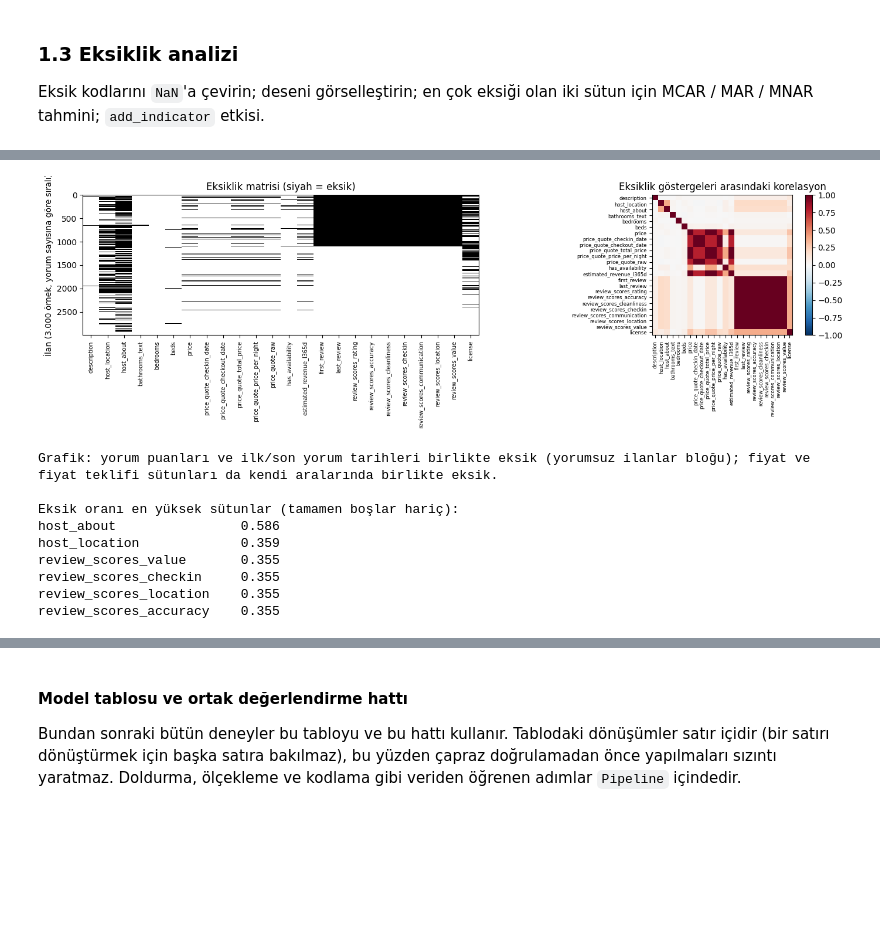
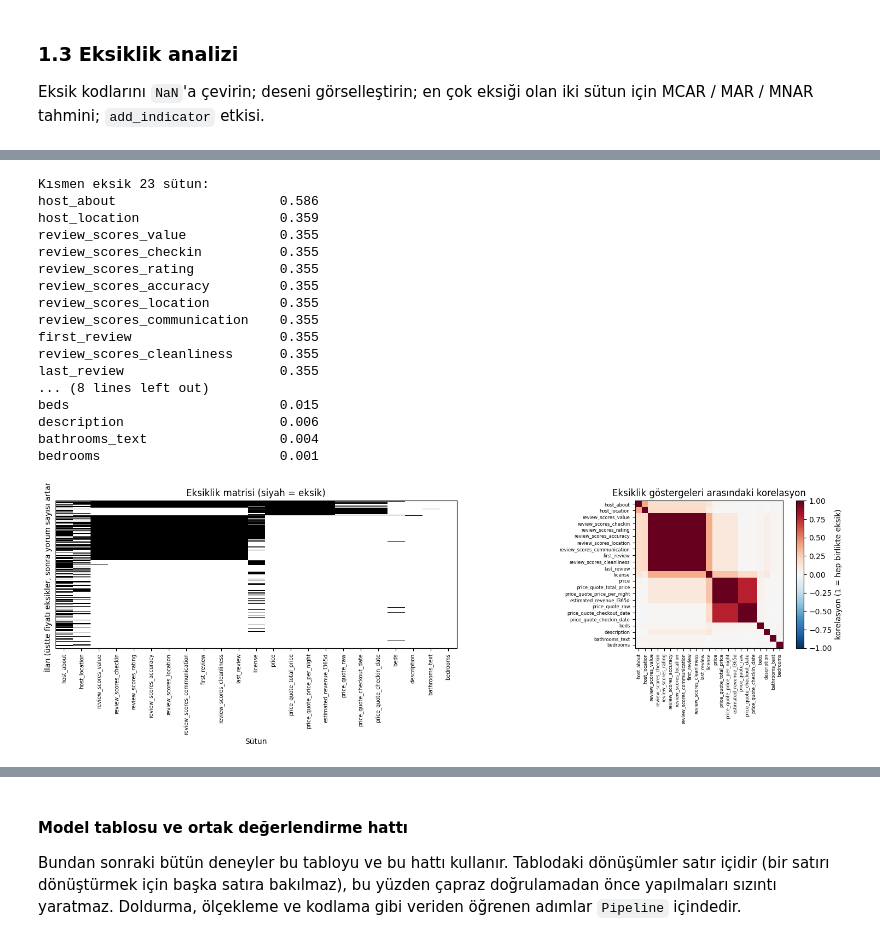
Before and after one commit to kubragiritkopuz/MachineLearningCourseDokuments, a Jupyter notebook: BIL545_Proje1_20261007.ipynb, the cells around one changed output, grey strips where cells are left out. Cells and saved outputs as stored; diff of their text form; code cells hidden in the pictures; blank space fills up the shorter version.

```diff
--- a/BIL545_Proje1_20261007.ipynb
+++ b/BIL545_Proje1_20261007.ipynb
@@ -470,29 +606,60 @@ source             0.608  0.000
 # %%
-# Eksiklik deseni (tamamen boş sütunlar hariç)
-kismi = df_ham.columns[(df.reindex(columns=df_ham.columns).isna().mean() > 0) & (df.reindex(columns=df_ham.columns).isna().mean() < 1)]
-orneklem = df.sample(3000, random_state=SEED).sort_values("number_of_reviews")
-fig, ax = plt.subplots(1, 2, figsize=(14, 4.5), gridspec_kw={"width_ratios": [1.6, 1]})
-ax[0].imshow(orneklem[kismi].isna().values, aspect="auto", interpolation="nearest", cmap="Greys")
+# ---- 1.3 (b) Eksiklik deseni: hangi sütunlar, hangi ilanlarda birlikte eksik?
+eksik_oran = df[df_ham.columns].isna().mean()
+kismi = eksik_oran[(eksik_oran > 0) & (eksik_oran < 1)].sort_values(ascending=False).index   # tamamen boş/dolu olanlar desen göstermez
+print(f"Kısmen eksik {len(kismi)} sütun:"); print(eksik_oran[kismi].round(3).to_string())
+
+# Satırları anlamlı bir sıraya diziyoruz: önce fiyatı eksik olanlar, sonra yorum sayısı artan.
+# Böylece "birlikte eksik olan" sütunlar bloklar hâlinde görünür.
+sirali = (df.assign(_fiyat_yok=df["fiyat"].isna())
+            .sort_values(["_fiyat_yok", "number_of_reviews"], ascending=[False, True]))
+ornek = sirali.iloc[::10]                                   # her 10 ilandan biri (~2.700 satır), okunaklı olsun
+
+fig, ax = plt.subplots(1, 2, figsize=(15, 5), gridspec_kw={"width_ratios": [1.5, 1]})
+ax[0].imshow(ornek[kismi].isna().to_numpy(), aspect="auto", interpolation="nearest", cmap="Greys")
 ax[0].set_xticks(range(len(kismi))); ax[0].set_xticklabels(kismi, rotation=90, fontsize=7)
-ax[0].set(ylabel="İlan (3.000 örnek, yorum sayısına göre sıralı)", title="Eksiklik matrisi (siyah = eksik)")
-ek = df[kismi].isna().astype(int)
-im = ax[1].imshow(ek.corr().values, cmap="RdBu_r", vmin=-1, vmax=1)
+ax[0].set_yticks([])
+ax[0].set(xlabel="Sütun", ylabel="İlan (üstte fiyatı eksikler, sonra yorum sayısı artan)",
+          title="Eksiklik matrisi (siyah = eksik)")
+
+birlikte = df[kismi].isna().astype(int).corr()              # iki sütunun eksikliği ne kadar birlikte?
+im = ax[1].imshow(birlikte.to_numpy(), cmap="RdBu_r", vmin=-1, vmax=1)
 ax[1].set_xticks(range(len(kismi))); ax[1].set_xticklabels(kismi, rotation=90, fontsize=6)
 ax[1].set_yticks(range(len(kismi))); ax[1].set_yticklabels(kismi, fontsize=6)
-ax[1].set_title("Eksiklik göstergeleri arasındaki korelasyon"); plt.colorbar(im, ax=ax[1], fraction=0.046)
+ax[1].set_title("Eksiklik göstergeleri arasındaki korelasyon")
+plt.colorbar(im, ax=ax[1], fraction=0.046, label="korelasyon (1 = hep birlikte eksik)")
 plt.tight_layout(); plt.show()
-print("Grafik: yorum puanları ve ilk/son yorum tarihleri birlikte eksik (yorumsuz ilanlar bloğu); fiyat ve fiyat teklifi sütunları da kendi aralarında birlikte eksik.")
+print("Grafik: solda her satır bir ilan, siyah hücreler eksik değer; sağda iki sütunun eksikliğinin birlikte "
+      "görülme derecesi. Koyu kırmızı kareler birlikte eksik olan sütun bloklarını gösteriyor.")
 
-print("\nEksik oranı en yüksek sütunlar (tamamen boşlar hariç):")
-print(df[kismi].isna().mean().sort_values(ascending=False).head(6).round(3).to_string())
+# Grafikte gördüğümüzü sayıyla doğrulama: blokları açıklayan değişken ne?
+def eksik_orani_gruba_gore(sutun, grup, grup_adi):
+    tablo = (df[sutun].isna().groupby(grup, observed=True).mean() * 100).round(1)
+    print(f"  {sutun:<22} eksik % | {grup_adi:<24}: {tablo.to_dict()}")
+
+yorum_grubu = pd.cut(df["number_of_reviews"], [-1, 0, 5, 30, np.inf], labels=["0", "1-5", "6-30", "30+"])
+print("\nBlok 1 · yorum puanları:");   eksik_orani_gruba_gore("review_scores_rating", yorum_grubu, "yorum sayısı")
+print("Blok 2 · fiyat sütunları:");    eksik_orani_gruba_gore("price", df["availability_365"] == 0, "takvim tamamen kapalı mı")
+print("Blok 3 · lisans:");             eksik_orani_gruba_gore("license", df["minimum_nights"] >= 100, "en az 100 gece mi")
+print("Dağınık görünenler:")
+eksik_orani_gruba_gore("host_about", yorum_grubu, "yorum sayısı")
+eksik_orani_gruba_gore("host_location", yorum_grubu, "yorum sayısı")
 # %% [output]
+Kısmen eksik 23 sütun:
+host_about                     0.586
+host_location                  0.359
+review_scores_value            0.355
+review_scores_checkin          0.355
+review_scores_rating           0.355
+review_scores_accuracy         0.355
+review_scores_location         0.355
+review_scores_communication    0.355
+first_review                   0.355
+review_scores_cleanliness      0.355
+last_review                    0.355
+... (8 lines left out)
+beds                           0.015
+description                    0.006
+bathrooms_text                 0.004
+bedrooms                       0.001
-[figure, old version]
+[figure, new version]
-Grafik: yorum puanları ve ilk/son yorum tarihleri birlikte eksik (yorumsuz ilanlar bloğu); fiyat ve fiyat teklifi sütunları da kendi aralarında birlikte eksik.
-
-Eksik oranı en yüksek sütunlar (tamamen boşlar hariç):
-host_about                0.586
-host_location             0.359
-review_scores_value       0.355
-review_scores_checkin     0.355
-review_scores_location    0.355
-review_scores_accuracy    0.355
```
Also changed, not shown: parts of 14 cells of this notebook.
